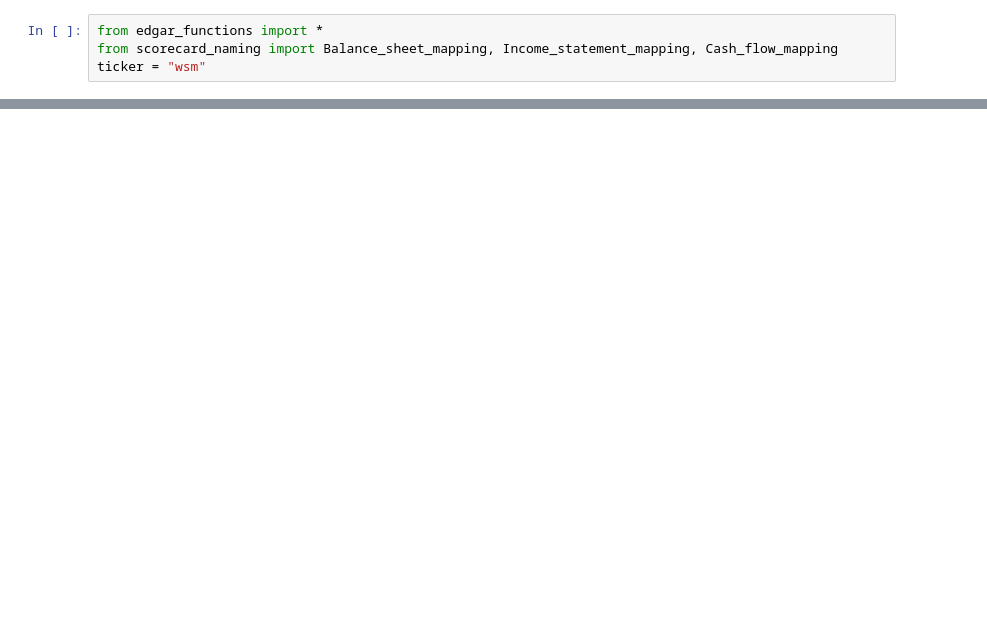
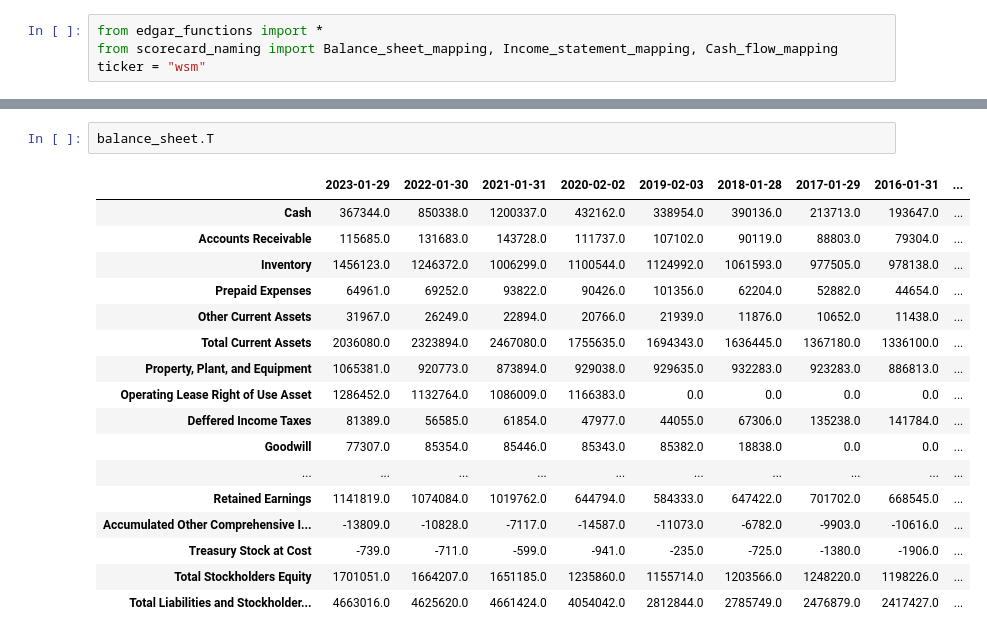
Before and after one commit to GGRusty/Edgar, a Jupyter notebook: modeling.ipynb, the cells around one changed output, grey strips where cells are left out. Saved outputs shown, nothing was run; the diff lists cells and outputs as text; blank space fills up the shorter version.

```diff
--- a/modeling.ipynb
+++ b/modeling.ipynb
@@ -46,0 +119,20 @@ new_cash_flow.T
+# %%
+balance_sheet.T
+# %% [output]
+|  | 2023-01-29 | 2022-01-30 | 2021-01-31 | 2020-02-02 | 2019-02-03 | 2018-01-28 | 2017-01-29 | 2016-01-31 | ... |
+| Cash | 367344.0 | 850338.0 | 1200337.0 | 432162.0 | 338954.0 | 390136.0 | 213713.0 | 193647.0 | ... |
+| Accounts Receivable | 115685.0 | 131683.0 | 143728.0 | 111737.0 | 107102.0 | 90119.0 | 88803.0 | 79304.0 | ... |
+| Inventory | 1456123.0 | 1246372.0 | 1006299.0 | 1100544.0 | 1124992.0 | 1061593.0 | 977505.0 | 978138.0 | ... |
+| Prepaid Expenses | 64961.0 | 69252.0 | 93822.0 | 90426.0 | 101356.0 | 62204.0 | 52882.0 | 44654.0 | ... |
+| Other Current Assets | 31967.0 | 26249.0 | 22894.0 | 20766.0 | 21939.0 | 11876.0 | 10652.0 | 11438.0 | ... |
+| Total Current Assets | 2036080.0 | 2323894.0 | 2467080.0 | 1755635.0 | 1694343.0 | 1636445.0 | 1367180.0 | 1336100.0 | ... |
+| Property, Plant, and Equipment | 1065381.0 | 920773.0 | 873894.0 | 929038.0 | 929635.0 | 932283.0 | 923283.0 | 886813.0 | ... |
+| Operating Lease Right of Use Asset | 1286452.0 | 1132764.0 | 1086009.0 | 1166383.0 | 0.0 | 0.0 | 0.0 | 0.0 | ... |
+| Deffered Income Taxes | 81389.0 | 56585.0 | 61854.0 | 47977.0 | 44055.0 | 67306.0 | 135238.0 | 141784.0 | ... |
+| Goodwill | 77307.0 | 85354.0 | 85446.0 | 85343.0 | 85382.0 | 18838.0 | 0.0 | 0.0 | ... |
+| ... | ... | ... | ... | ... | ... | ... | ... | ... | ... |
+| Retained Earnings | 1141819.0 | 1074084.0 | 1019762.0 | 644794.0 | 584333.0 | 647422.0 | 701702.0 | 668545.0 | ... |
+| Accumulated Other Comprehensive I... | -13809.0 | -10828.0 | -7117.0 | -14587.0 | -11073.0 | -6782.0 | -9903.0 | -10616.0 | ... |
+| Treasury Stock at Cost | -739.0 | -711.0 | -599.0 | -941.0 | -235.0 | -725.0 | -1380.0 | -1906.0 | ... |
+| Total Stockholders Equity | 1701051.0 | 1664207.0 | 1651185.0 | 1235860.0 | 1155714.0 | 1203566.0 | 1248220.0 | 1198226.0 | ... |
+| Total Liabilities and Stockholder... | 4663016.0 | 4625620.0 | 4661424.0 | 4054042.0 | 2812844.0 | 2785749.0 | 2476879.0 | 2417427.0 | ... |
```
Also changed, not shown: parts of 11 cells of this notebook, 5 other files.
